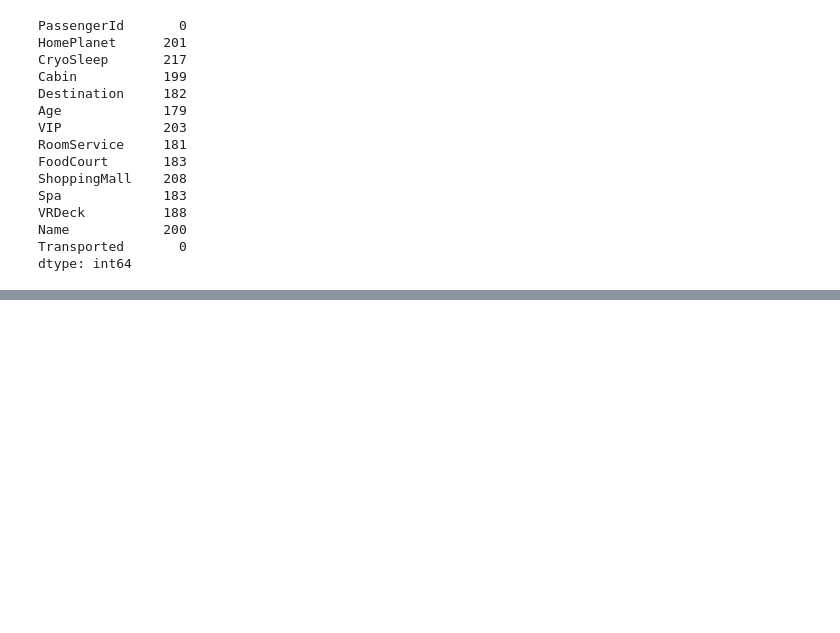
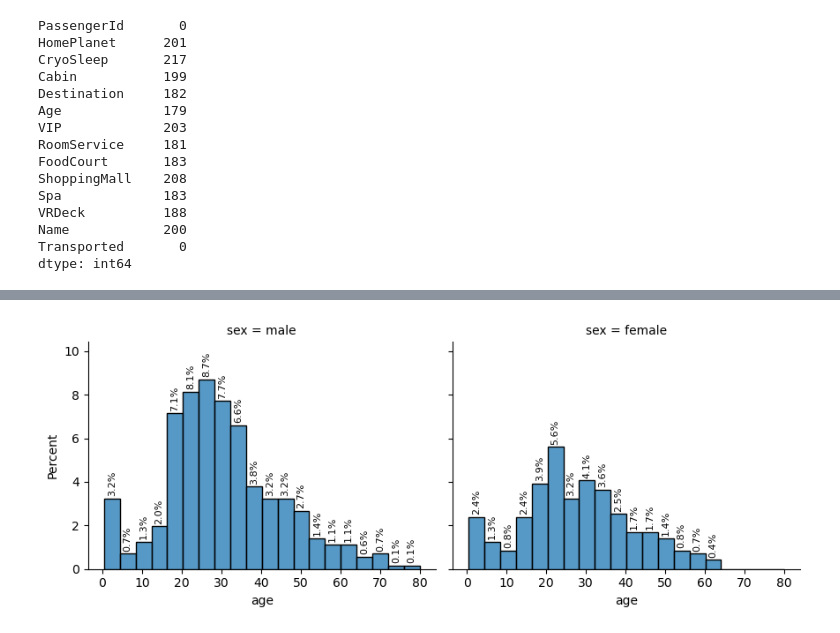
Before and after one commit to Alejolamilla/Spaceship-Titanic, a Jupyter notebook: spaceship_titanic.ipynb, the cells around one changed output, grey strips where cells are left out. Cells and saved outputs as stored; diff of their text form; code cells hidden in the pictures; blank space fills up the shorter version.

```diff
--- a/spaceship_titanic.ipynb
+++ b/spaceship_titanic.ipynb
@@ -80,0 +107,18 @@ dtype: int64
+# %%
+import seaborn as sns
+import matplotlib.pyplot as plt
+
+data = sns.load_dataset('titanic')
+fg = sns.displot(data=data, x='age', stat='percent', col='sex', height=3.5, aspect=1.25)
+
+for ax in fg.axes.ravel():
+    # add annotations
+    for c in ax.containers:
+        # custom label calculates percent and adds an empty string so 0 value bars don't have a number
+        labels = [f'{w:0.1f}%' if (w := v.get_height()) > 0 else '' for v in c]
+        ax.bar_label(c, labels=labels, label_type='edge', fontsize=8, rotation=90, padding=2)
+    ax.margins(y=0.2)
+
+plt.show()
+# %% [output]
+[figure, added]
```
Also changed, not shown: parts of 4 cells of this notebook.
